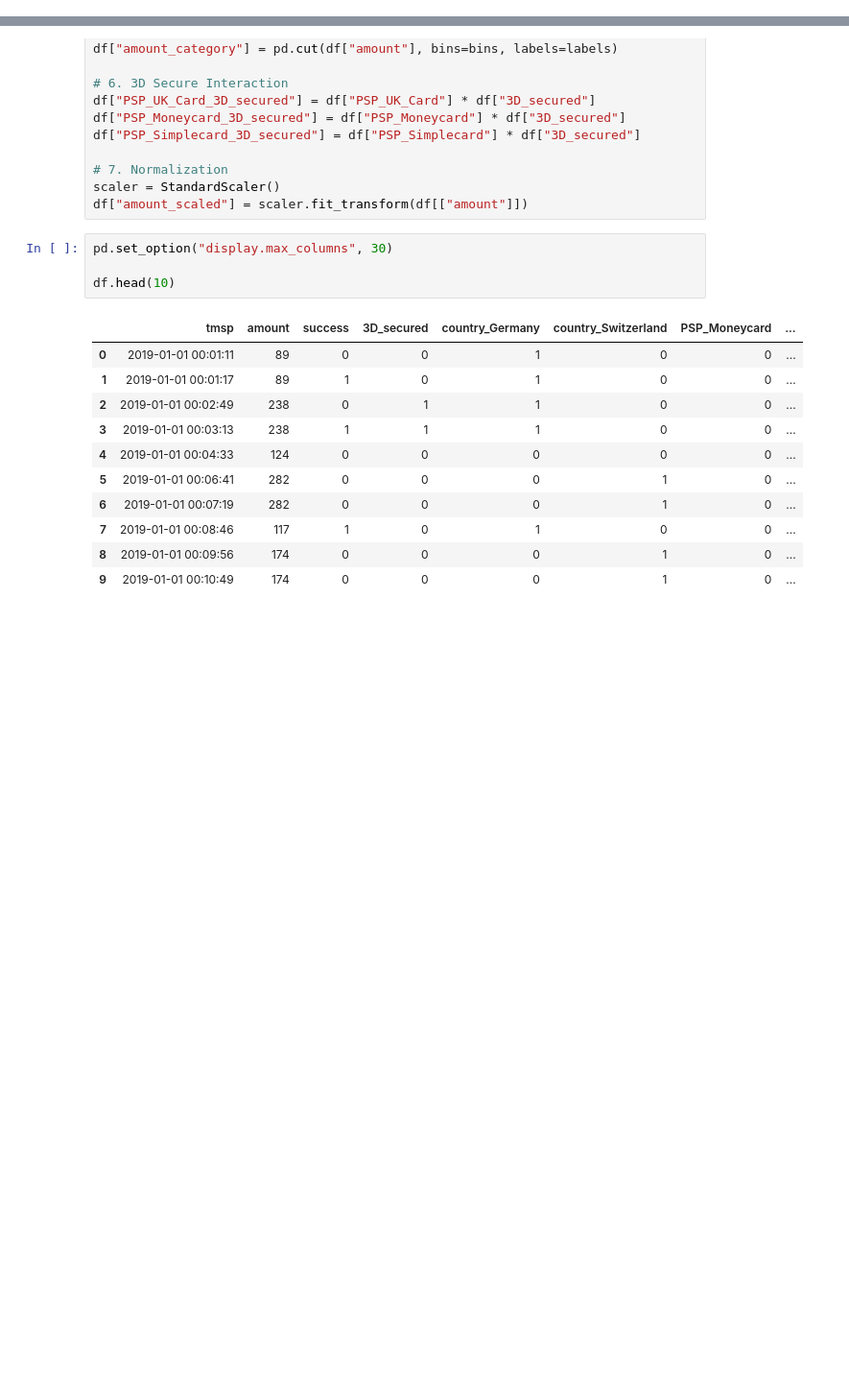
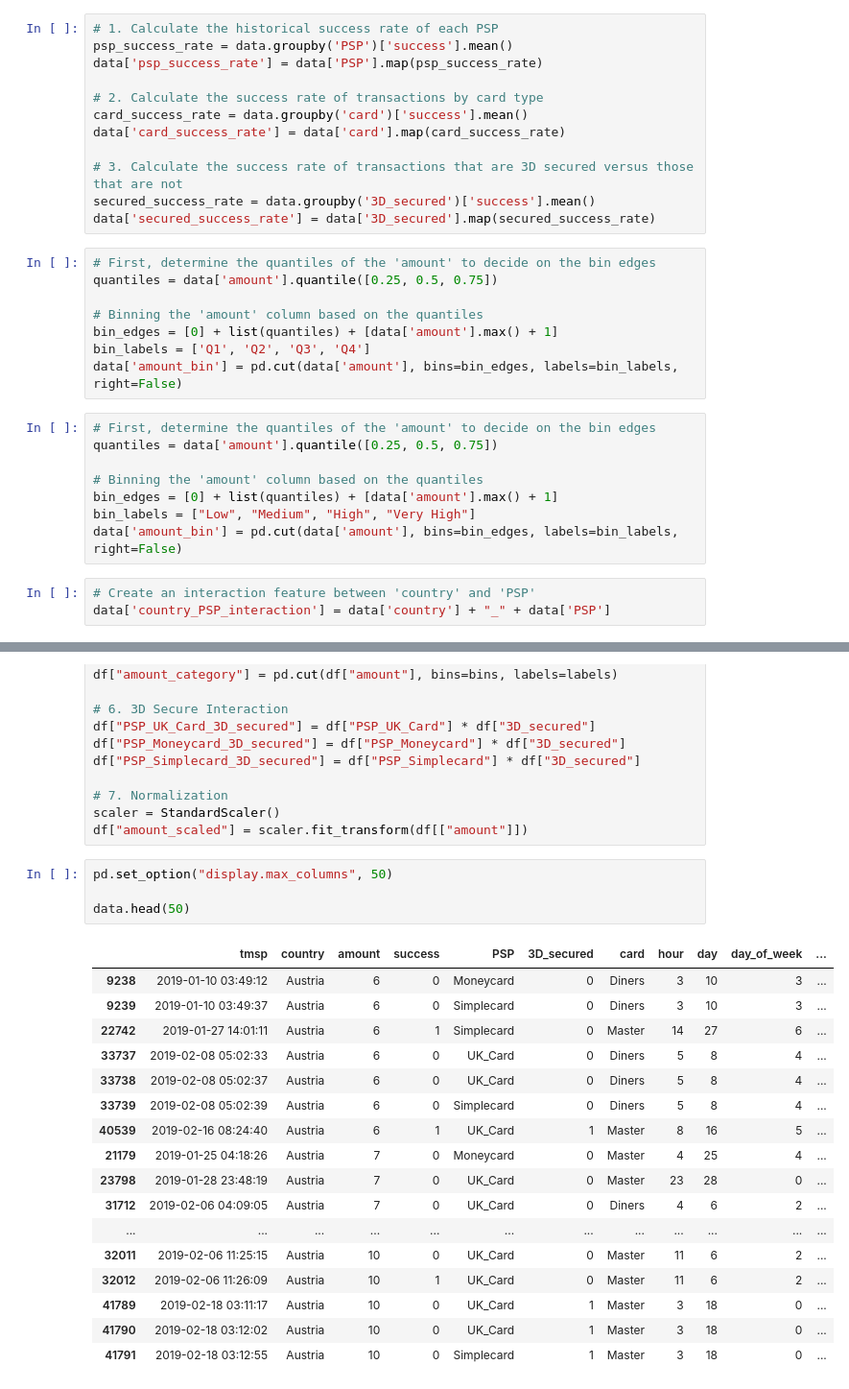
Before and after one commit to ayush1330/Credit_Card_Routing_for_Online_Purchase, a Jupyter notebook: rough_case_study.ipynb, the cells around one changed output, grey strips where cells are left out. Shown at 96% size. Drawn from its saved outputs; the diff is of its cells as text; blank space fills up the shorter version.

```diff
--- a/rough_case_study.ipynb
+++ b/rough_case_study.ipynb
@@ -246,3 +278,34 @@ Percentage of Transactions Considered Outliers: 0.30351120809363225 %
+# %%
+# 1. Calculate the historical success rate of each PSP
+psp_success_rate = data.groupby('PSP')['success'].mean()
+data['psp_success_rate'] = data['PSP'].map(psp_success_rate)
+
+# 2. Calculate the success rate of transactions by card type
+card_success_rate = data.groupby('card')['success'].mean()
+data['card_success_rate'] = data['card'].map(card_success_rate)
+
+# 3. Calculate the success rate of transactions that are 3D secured versus those that are not
+secured_success_rate = data.groupby('3D_secured')['success'].mean()
+data['secured_success_rate'] = data['3D_secured'].map(secured_success_rate)
+# %%
+# First, determine the quantiles of the 'amount' to decide on the bin edges
+quantiles = data['amount'].quantile([0.25, 0.5, 0.75])
+
+# Binning the 'amount' column based on the quantiles
+bin_edges = [0] + list(quantiles) + [data['amount'].max() + 1]
+bin_labels = ['Q1', 'Q2', 'Q3', 'Q4']
+data['amount_bin'] = pd.cut(data['amount'], bins=bin_edges, labels=bin_labels, right=False)
+# %%
+# First, determine the quantiles of the 'amount' to decide on the bin edges
+quantiles = data['amount'].quantile([0.25, 0.5, 0.75])
+
+# Binning the 'amount' column based on the quantiles
+bin_edges = [0] + list(quantiles) + [data['amount'].max() + 1]
+bin_labels = ["Low", "Medium", "High", "Very High"]
+data['amount_bin'] = pd.cut(data['amount'], bins=bin_edges, labels=bin_labels, right=False)
+# %%
+# Create an interaction feature between 'country' and 'PSP'
+data['country_PSP_interaction'] = data['country'] + "_" + data['PSP']
 # %%
 # Required Libraries
 import pandas as pd
@@ -302,18 +365,24 @@ df["PSP_Simplecard_3D_secured"] = df["PSP_Simplecard"] * df["3D_secured"]
 scaler = StandardScaler()
 df["amount_scaled"] = scaler.fit_transform(df[["amount"]])
 # %%
-pd.set_option("display.max_columns", 30)
+pd.set_option("display.max_columns", 50)
 
-df.head(10)
+data.head(50)
 # %% [output]
-|  | tmsp | amount | success | 3D_secured | country_Germany | country_Switzerland | PSP_Moneycard | ... |
-| 0 | 2019-01-01 00:01:11 | 89 | 0 | 0 | 1 | 0 | 0 | ... |
-| 1 | 2019-01-01 00:01:17 | 89 | 1 | 0 | 1 | 0 | 0 | ... |
-| 2 | 2019-01-01 00:02:49 | 238 | 0 | 1 | 1 | 0 | 0 | ... |
-| 3 | 2019-01-01 00:03:13 | 238 | 1 | 1 | 1 | 0 | 0 | ... |
-| 4 | 2019-01-01 00:04:33 | 124 | 0 | 0 | 0 | 0 | 0 | ... |
-| 5 | 2019-01-01 00:06:41 | 282 | 0 | 0 | 0 | 1 | 0 | ... |
-| 6 | 2019-01-01 00:07:19 | 282 | 0 | 0 | 0 | 1 | 0 | ... |
-| 7 | 2019-01-01 00:08:46 | 117 | 1 | 0 | 1 | 0 | 0 | ... |
-| 8 | 2019-01-01 00:09:56 | 174 | 0 | 0 | 0 | 1 | 0 | ... |
-| 9 | 2019-01-01 00:10:49 | 174 | 0 | 0 | 0 | 1 | 0 | ... |
+|  | tmsp | country | amount | success | PSP | 3D_secured | card | hour | day | day_of_week | ... |
+| 9238 | 2019-01-10 03:49:12 | Austria | 6 | 0 | Moneycard | 0 | Diners | 3 | 10 | 3 | ... |
+| 9239 | 2019-01-10 03:49:37 | Austria | 6 | 0 | Simplecard | 0 | Diners | 3 | 10 | 3 | ... |
+| 22742 | 2019-01-27 14:01:11 | Austria | 6 | 1 | Simplecard | 0 | Master | 14 | 27 | 6 | ... |
+| 33737 | 2019-02-08 05:02:33 | Austria | 6 | 0 | UK_Card | 0 | Diners | 5 | 8 | 4 | ... |
+| 33738 | 2019-02-08 05:02:37 | Austria | 6 | 0 | UK_Card | 0 | Diners | 5 | 8 | 4 | ... |
+| 33739 | 2019-02-08 05:02:39 | Austria | 6 | 0 | Simplecard | 0 | Diners | 5 | 8 | 4 | ... |
+| 40539 | 2019-02-16 08:24:40 | Austria | 6 | 1 | UK_Card | 1 | Master | 8 | 16 | 5 | ... |
+| 21179 | 2019-01-25 04:18:26 | Austria | 7 | 0 | Moneycard | 0 | Master | 4 | 25 | 4 | ... |
+| 23798 | 2019-01-28 23:48:19 | Austria | 7 | 0 | UK_Card | 0 | Master | 23 | 28 | 0 | ... |
+| 31712 | 2019-02-06 04:09:05 | Austria | 7 | 0 | UK_Card | 0 | Diners | 4 | 6 | 2 | ... |
+| ... | ... | ... | ... | ... | ... | ... | ... | ... | ... | ... | ... |
+| 32011 | 2019-02-06 11:25:15 | Austria | 10 | 0 | UK_Card | 0 | Master | 11 | 6 | 2 | ... |
+| 32012 | 2019-02-06 11:26:09 | Austria | 10 | 1 | UK_Card | 0 | Master | 11 | 6 | 2 | ... |
+| 41789 | 2019-02-18 03:11:17 | Austria | 10 | 0 | UK_Card | 1 | Master | 3 | 18 | 0 | ... |
+| 41790 | 2019-02-18 03:12:02 | Austria | 10 | 0 | UK_Card | 1 | Master | 3 | 18 | 0 | ... |
+| 41791 | 2019-02-18 03:12:55 | Austria | 10 | 0 | Simplecard | 1 | Master | 3 | 18 | 0 | ... |
```
Also changed, not shown: parts of 4 cells of this notebook.
